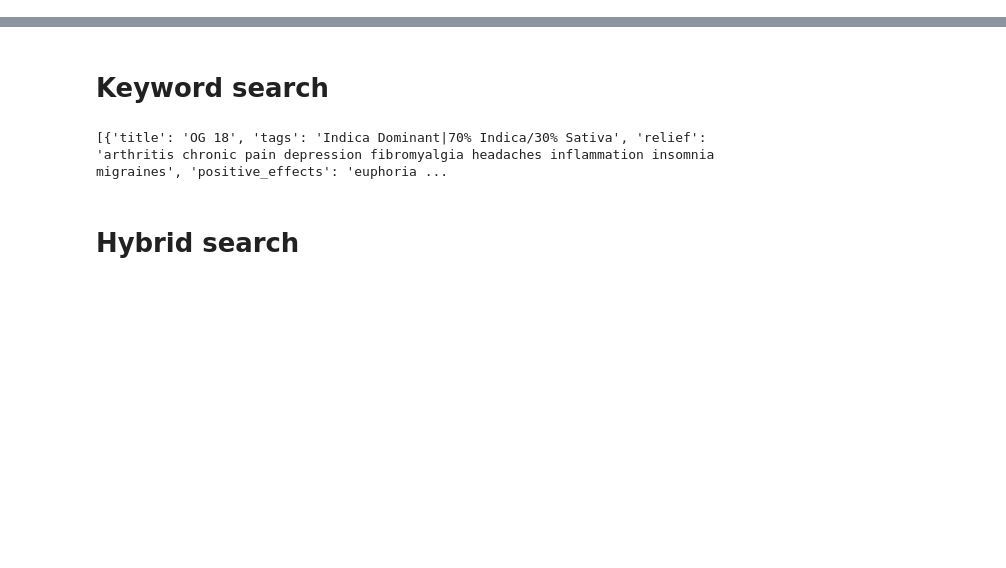
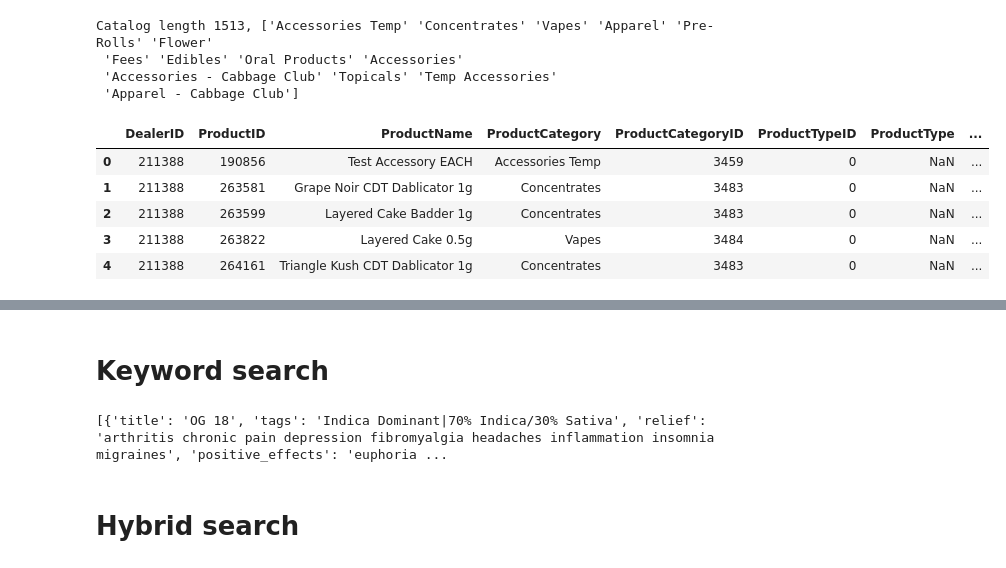
Before and after one commit to aleksandr-dzhumurat/leaf-buddy, a Jupyter notebook: jupyter_notebooks/eda.ipynb, the cells around one changed output, grey strips where cells are left out. Drawn from its saved outputs; the diff is of its cells as text; code cells hidden in the pictures; blank space fills up the shorter version.

```diff
--- a/jupyter_notebooks/eda.ipynb
+++ b/jupyter_notebooks/eda.ipynb
@@ -25,0 +54,17 @@ catalog_df.head()
+# %%
+sweed_catalog_df = None
+if sweed_catalog_df is None:
+    sweed_catalog_df = pd.read_csv(os.path.join(os.environ['ROOT_DATA_DIR'], 'pipelines-data', 'products_dataset_ffb59da3.csv.gzip'))
+print(f"Catalog length {sweed_catalog_df.shape[0]}, {sweed_catalog_df['ProductCategory'].unique()}")
+sweed_catalog_df.head(5)
+# %% [output]
+Catalog length 1513, ['Accessories Temp' 'Concentrates' 'Vapes' 'Apparel' 'Pre-Rolls' 'Flower'
+ 'Fees' 'Edibles' 'Oral Products' 'Accessories'
+ 'Accessories - Cabbage Club' 'Topicals' 'Temp Accessories'
+ 'Apparel - Cabbage Club']
+|  | DealerID | ProductID | ProductName | ProductCategory | ProductCategoryID | ProductTypeID | ProductType | ... |
+| 0 | 211388 | 190856 | Test Accessory EACH | Accessories Temp | 3459 | 0 | NaN | ... |
+| 1 | 211388 | 263581 | Grape Noir CDT Dablicator 1g | Concentrates | 3483 | 0 | NaN | ... |
+| 2 | 211388 | 263599 | Layered Cake Badder 1g | Concentrates | 3483 | 0 | NaN | ... |
+| 3 | 211388 | 263822 | Layered Cake 0.5g | Vapes | 3484 | 0 | NaN | ... |
+| 4 | 211388 | 264161 | Triangle Kush CDT Dablicator 1g | Concentrates | 3483 | 0 | NaN | ... |
```
Also changed, not shown: parts of 29 cells of this notebook, 13 other files.
